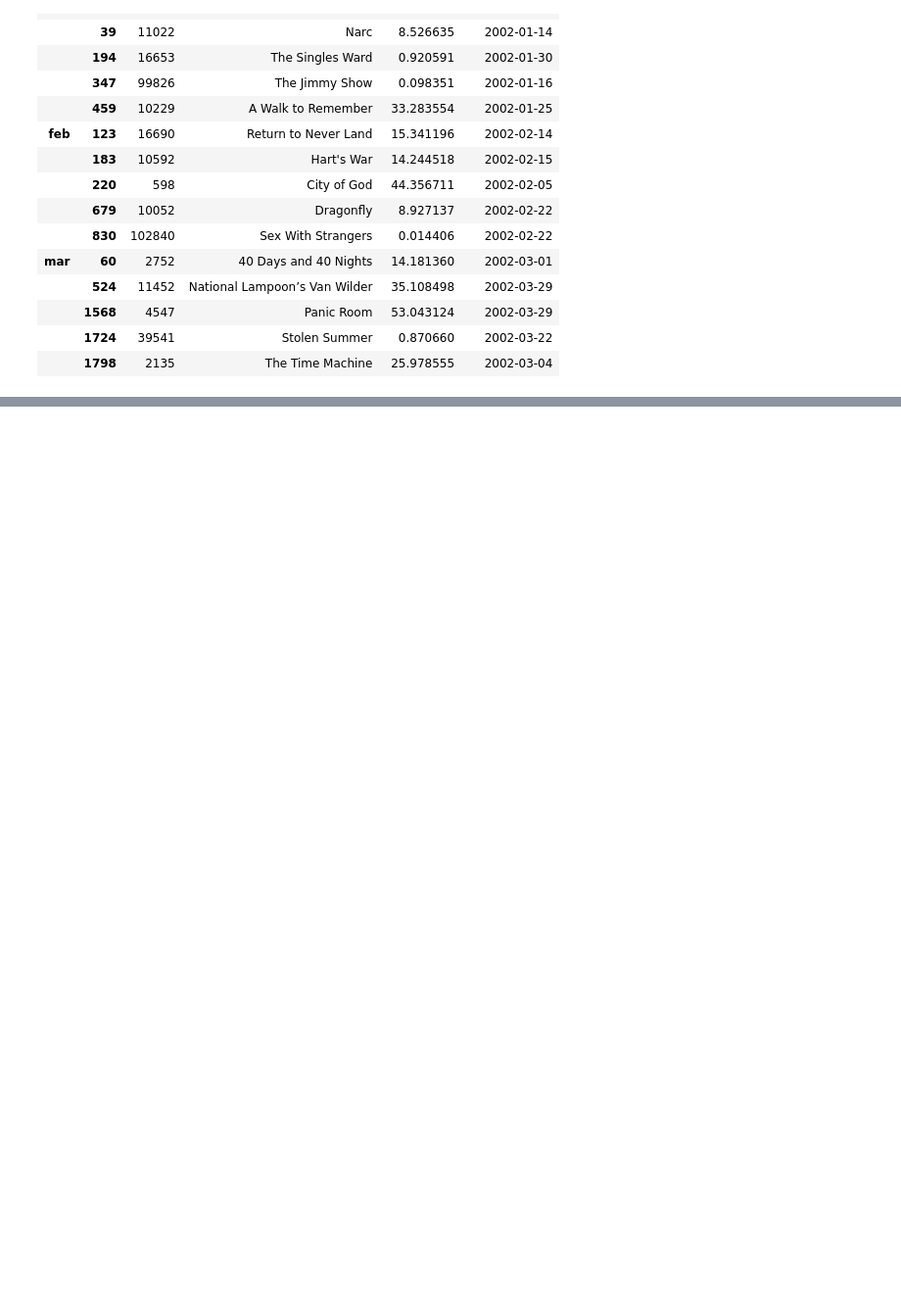
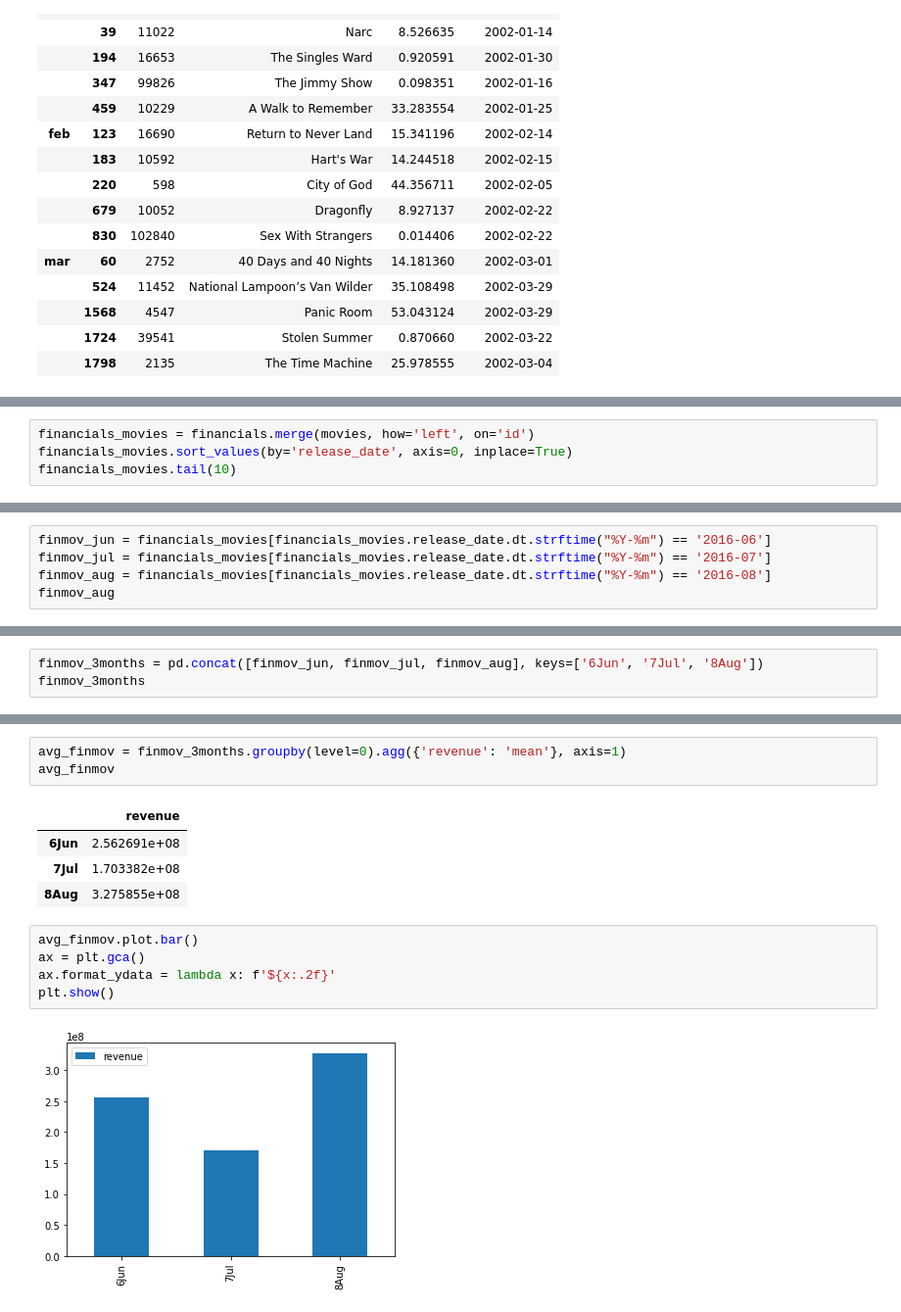
Before and after one commit to kbantoec/dsuc, a Jupyter notebook: joining_data_pandas/notebook.ipynb, the cells around one changed output, grey strips where cells are left out. Shown: that part at 98% size. Saved outputs shown, nothing was run; the diff lists cells and outputs as text; blank space fills up the shorter version.

Commit message:
Continued the concatenation part

```diff
--- a/joining_data_pandas/notebook.ipynb
+++ b/joining_data_pandas/notebook.ipynb
@@ -591,0 +655,4 @@ pd.concat([movies_jan, movies_feb, movies_mar], ignore_index=False, keys=['jan',
+# %%
+financials_movies = financials.merge(movies, how='left', on='id')
+financials_movies.sort_values(by='release_date', axis=0, inplace=True)
+financials_movies.tail(10)
@@ -591,0 +671,5 @@ pd.concat([movies_jan, movies_feb, movies_mar], ignore_index=False, keys=['jan',
+# %%
+finmov_jun = financials_movies[financials_movies.release_date.dt.strftime("%Y-%m") == '2016-06']
+finmov_jul = financials_movies[financials_movies.release_date.dt.strftime("%Y-%m") == '2016-07']
+finmov_aug = financials_movies[financials_movies.release_date.dt.strftime("%Y-%m") == '2016-08']
+finmov_aug
@@ -591,0 +683,3 @@ pd.concat([movies_jan, movies_feb, movies_mar], ignore_index=False, keys=['jan',
+# %%
+finmov_3months = pd.concat([finmov_jun, finmov_jul, finmov_aug], keys=['6Jun', '7Jul', '8Aug'])
+finmov_3months
@@ -591,0 +704,15 @@ pd.concat([movies_jan, movies_feb, movies_mar], ignore_index=False, keys=['jan',
+# %%
+avg_finmov = finmov_3months.groupby(level=0).agg({'revenue': 'mean'}, axis=1)
+avg_finmov
+# %% [output]
+|  | revenue |
+| 6Jun | 2.562691e+08 |
+| 7Jul | 1.703382e+08 |
+| 8Aug | 3.275855e+08 |
+# %%
+avg_finmov.plot.bar()
+ax = plt.gca()
+ax.format_ydata = lambda x: f'${x:.2f}'
+plt.show()
+# %% [output]
+[figure, added]
```
Also changed, not shown: parts of 16 cells of this notebook.
